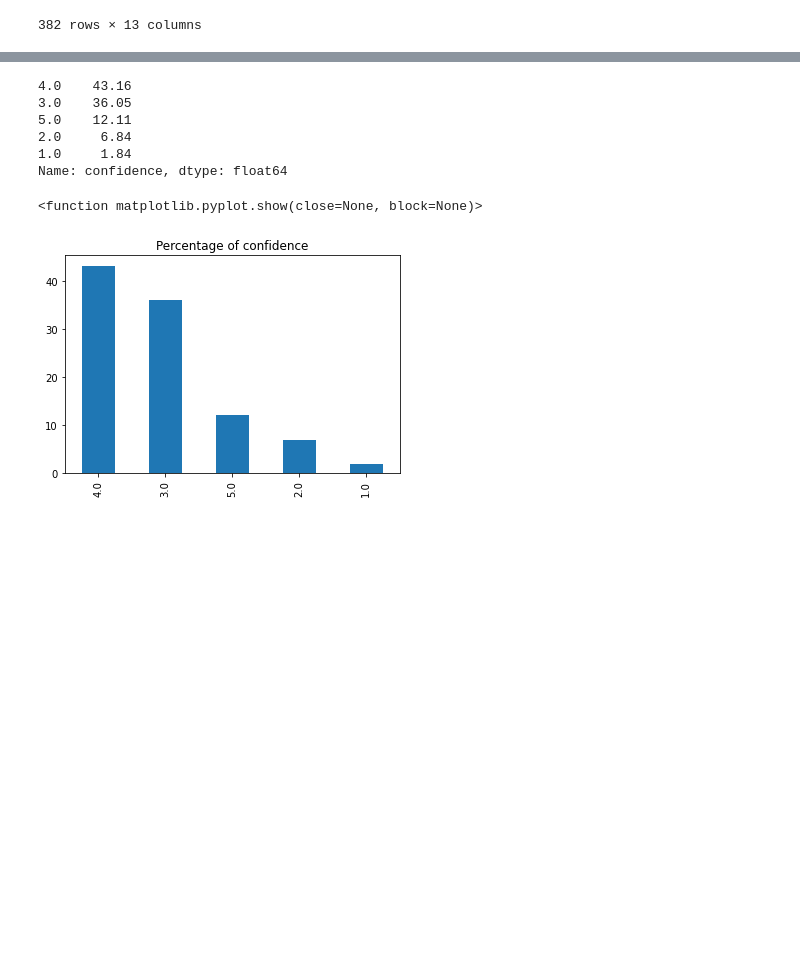
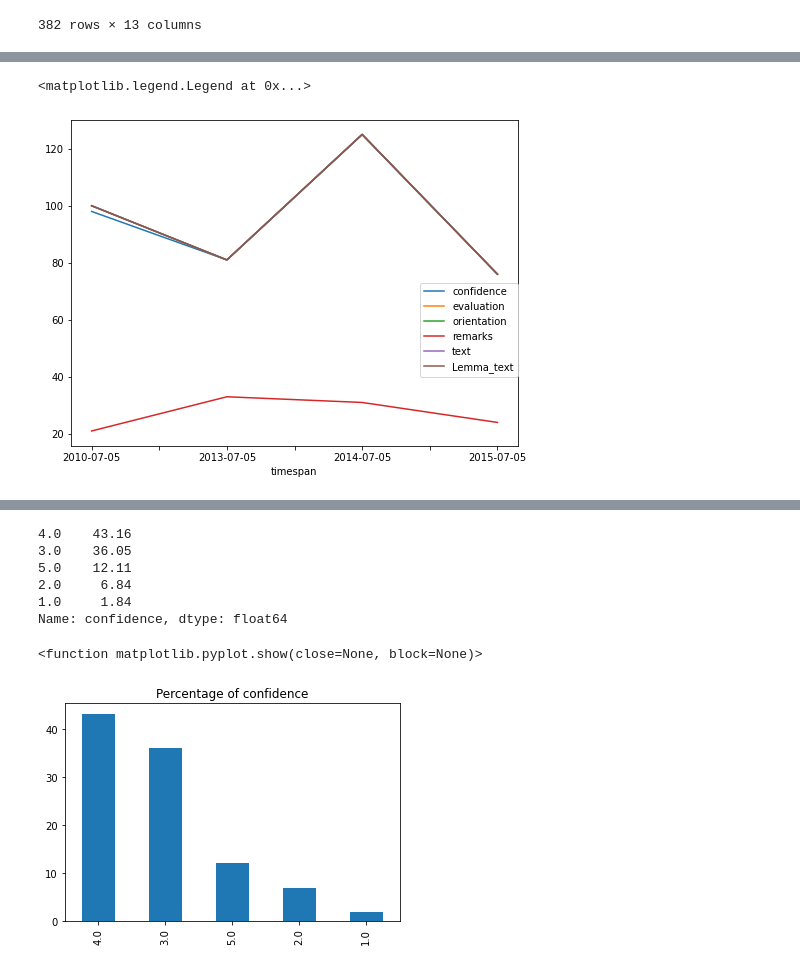
Before and after one commit to isanjawa/Sentiment-analysis-on-Peers-Reviews, a Jupyter notebook: Preliminary_decisions.ipynb, the cells around one changed output, grey strips where cells are left out. Saved outputs shown, nothing was run; the diff lists cells and outputs as text; code cells hidden in the pictures; blank space fills up the shorter version.

```diff
--- a/Preliminary_decisions.ipynb
+++ b/Preliminary_decisions.ipynb
@@ -72,0 +156,8 @@ df2
+# %%
+# Years plot
+
+df2[["confidence", "evaluation", "orientation", "remarks", "text", "Lemma_text"]].groupby([df2['timespan']]).count().plot(kind='line', figsize = (8,6))
+plt.legend(bbox_to_anchor=(1, 0.5), loc=1, borderaxespad=0)
+# %% [output]
+<matplotlib.legend.Legend at 0x...>
+[figure, added]
```
Also changed, not shown: parts of 42 cells of this notebook, 3 other files.
